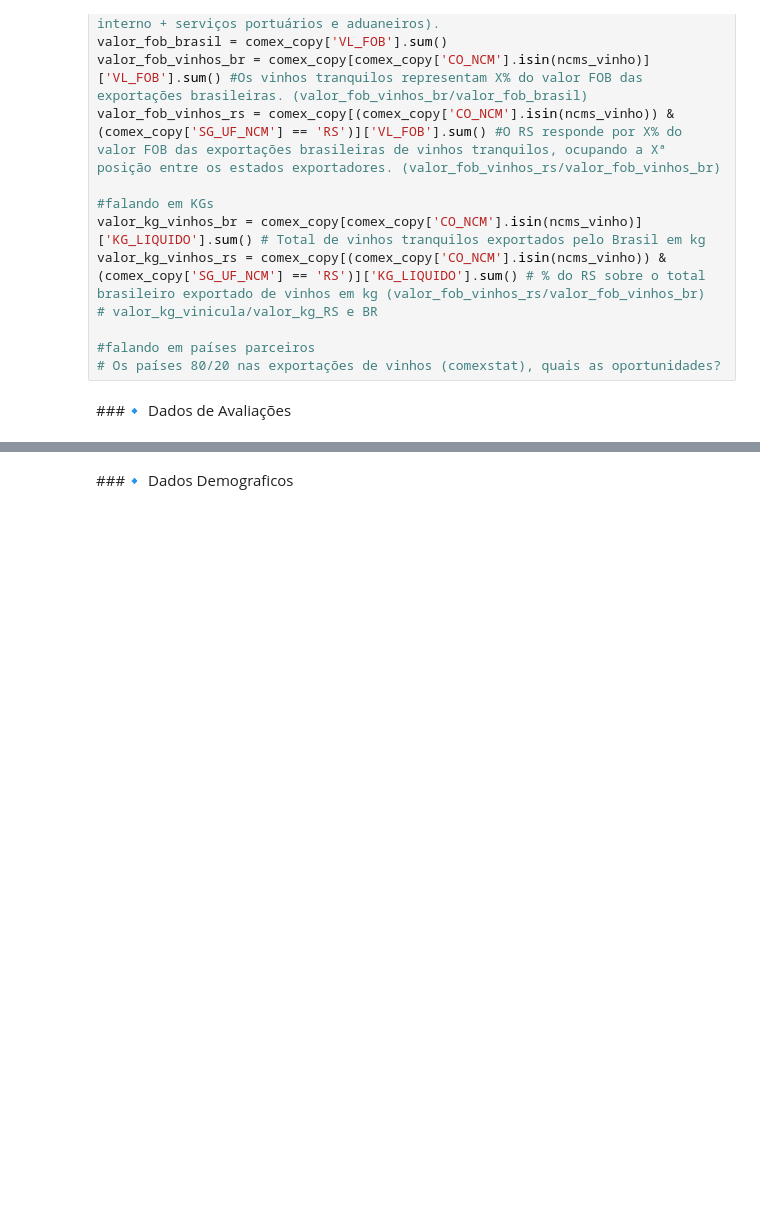
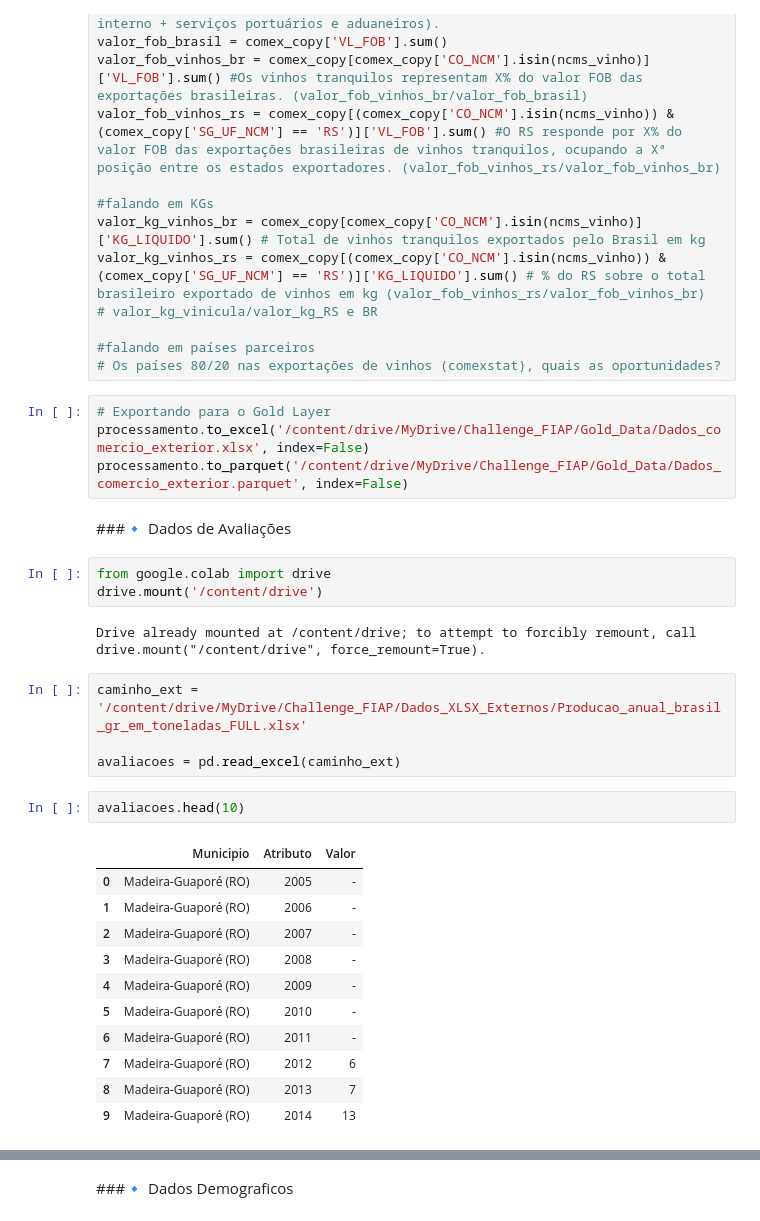
Before and after one commit to Jonathan-Paixao/Tech_Challenge_FIAP, a Jupyter notebook: ETL_FiapChall.ipynb, the cells around one changed output, grey strips where cells are left out. Drawn from its saved outputs; the diff is of its cells as text; blank space fills up the shorter version.

```diff
--- a/ETL_FiapChall.ipynb
+++ b/ETL_FiapChall.ipynb
@@ -707,5 +738,32 @@ valor_kg_vinhos_rs = comex_copy[(comex_copy['CO_NCM'].isin(ncms_vinho)) & (comex
 
 #falando em países parceiros
 # Os países 80/20 nas exportações de vinhos (comexstat), quais as oportunidades?
+# %%
+# Exportando para o Gold Layer
+processamento.to_excel('/content/drive/MyDrive/Challenge_FIAP/Gold_Data/Dados_comercio_exterior.xlsx', index=False)
+processamento.to_parquet('/content/drive/MyDrive/Challenge_FIAP/Gold_Data/Dados_comercio_exterior.parquet', index=False)
 # %% [markdown]
 ###🔹 Dados de Avaliações
+# %%
+from google.colab import drive
+drive.mount('/content/drive')
+# %% [output]
+Drive already mounted at /content/drive; to attempt to forcibly remount, call drive.mount("/content/drive", force_remount=True).
+# %%
+caminho_ext = '/content/drive/MyDrive/Challenge_FIAP/Dados_XLSX_Externos/Producao_anual_brasil_gr_em_toneladas_FULL.xlsx'
+
+avaliacoes = pd.read_excel(caminho_ext)
+# %%
+avaliacoes.head(10)
+# %% [output]
+|  | Municipio | Atributo | Valor |
+| 0 | Madeira-Guaporé (RO) | 2005 | - |
+| 1 | Madeira-Guaporé (RO) | 2006 | - |
+| 2 | Madeira-Guaporé (RO) | 2007 | - |
+| 3 | Madeira-Guaporé (RO) | 2008 | - |
+| 4 | Madeira-Guaporé (RO) | 2009 | - |
+| 5 | Madeira-Guaporé (RO) | 2010 | - |
+| 6 | Madeira-Guaporé (RO) | 2011 | - |
+| 7 | Madeira-Guaporé (RO) | 2012 | 6 |
+| 8 | Madeira-Guaporé (RO) | 2013 | 7 |
+| 9 | Madeira-Guaporé (RO) | 2014 | 13 |
```
Also changed, not shown: parts of 16 cells of this notebook.
